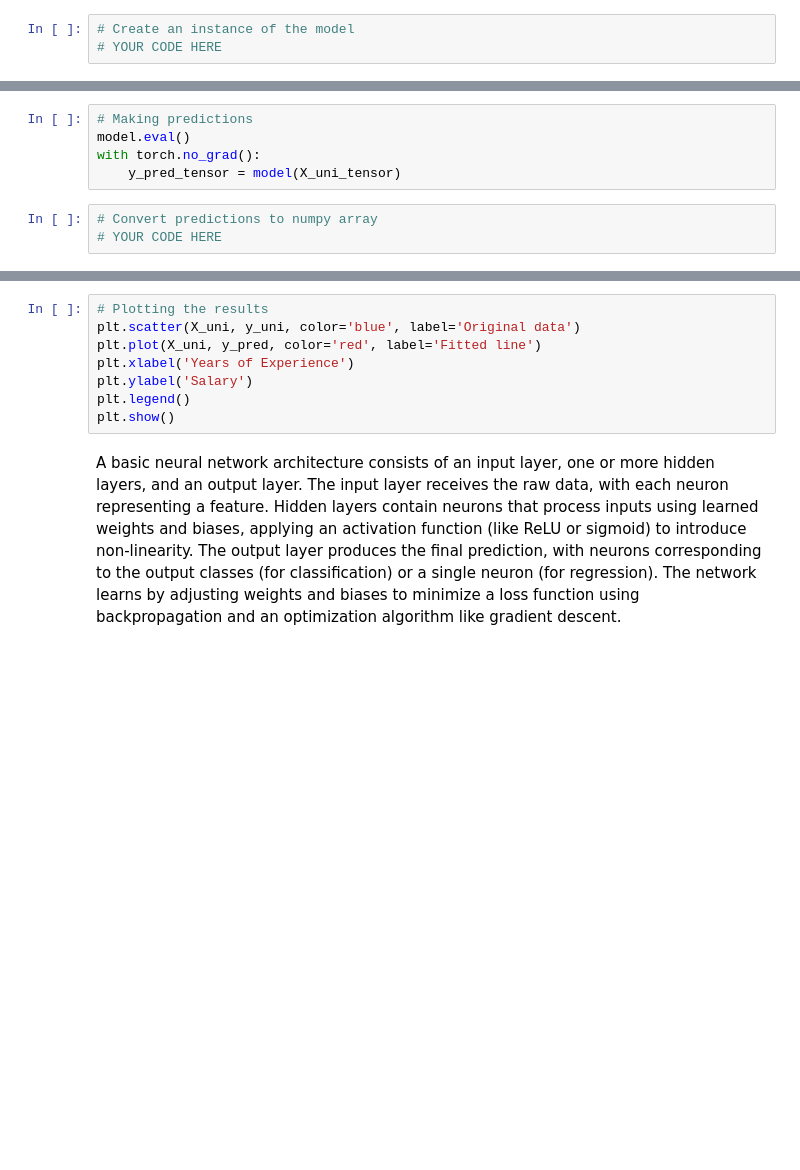
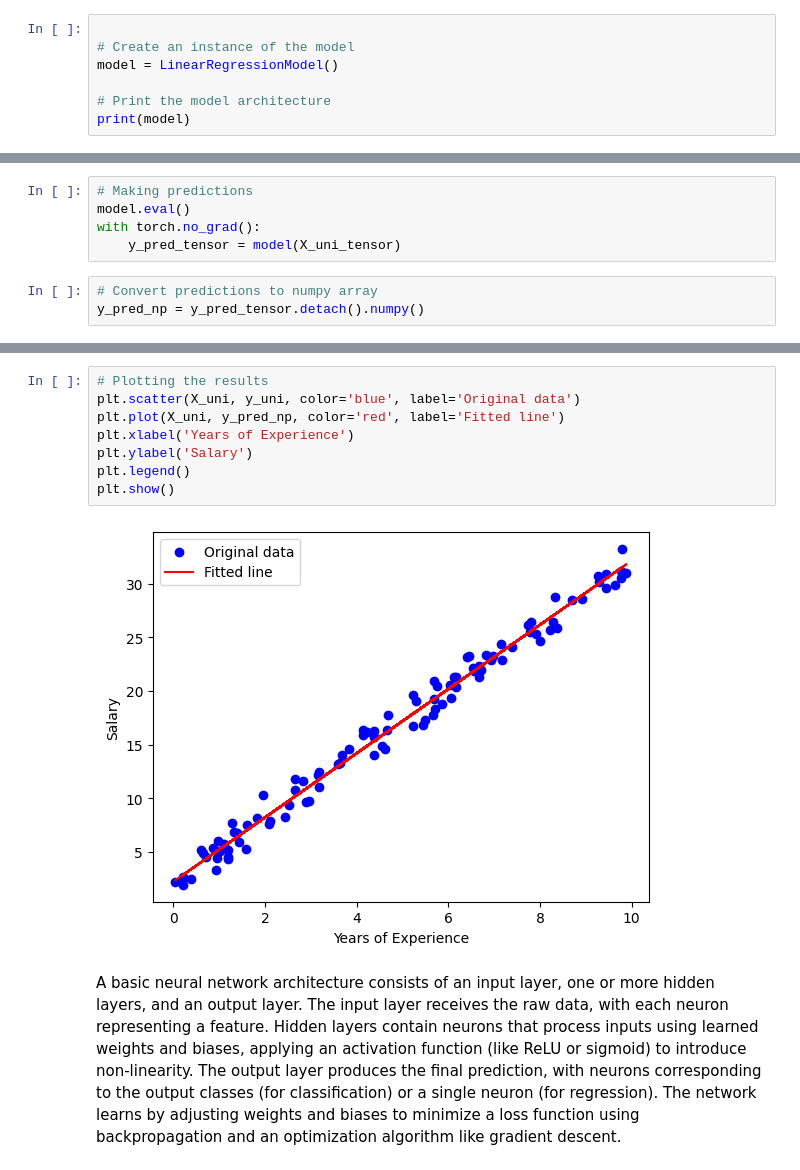
Before and after one commit to sathyanarayanajammala/GenAI, a Jupyter notebook: M1_AST1_Predictive_AI_A.ipynb, the cells around one changed output, grey strips where cells are left out. Cells and saved outputs as stored; diff of their text form; blank space fills up the shorter version.

```diff
--- a/M1_AST1_Predictive_AI_A.ipynb
+++ b/M1_AST1_Predictive_AI_A.ipynb
@@ -413,5 +430,9 @@ class LinearRegressionModel(nn.Module):
     def forward(self, x):
         return self.linear(x)
 # %%
+
 # Create an instance of the model
-# YOUR CODE HERE
+model = LinearRegressionModel()
+
+# Print the model architecture
+print(model)
@@ -439,4 +476,4 @@ with torch.no_grad():
     y_pred_tensor = model(X_uni_tensor)
 # %%
 # Convert predictions to numpy array
-# YOUR CODE HERE
+y_pred_np = y_pred_tensor.detach().numpy()
@@ -446,11 +489,13 @@ with torch.no_grad():
 # %%
 # Plotting the results
 plt.scatter(X_uni, y_uni, color='blue', label='Original data')
-plt.plot(X_uni, y_pred, color='red', label='Fitted line')
+plt.plot(X_uni, y_pred_np, color='red', label='Fitted line')
 plt.xlabel('Years of Experience')
 plt.ylabel('Salary')
 plt.legend()
 plt.show()
+# %% [output]
+[figure, added]
 # %% [markdown]
 A basic neural network architecture consists of an input layer, one or more hidden layers, and an output layer. The input layer receives the raw data, with each neuron representing a feature. Hidden layers contain neurons that process inputs using learned weights and biases, applying an activation function (like ReLU or sigmoid) to introduce non-linearity. The output layer produces the final prediction, with neurons corresponding to the output classes (for classification) or a single neuron (for regression). The network learns by adjusting weights and biases to minimize a loss function using backpropagation and an optimization algorithm like gradient descent.
 # %% [markdown]
```
Also changed, not shown: parts of 8 cells of this notebook.
